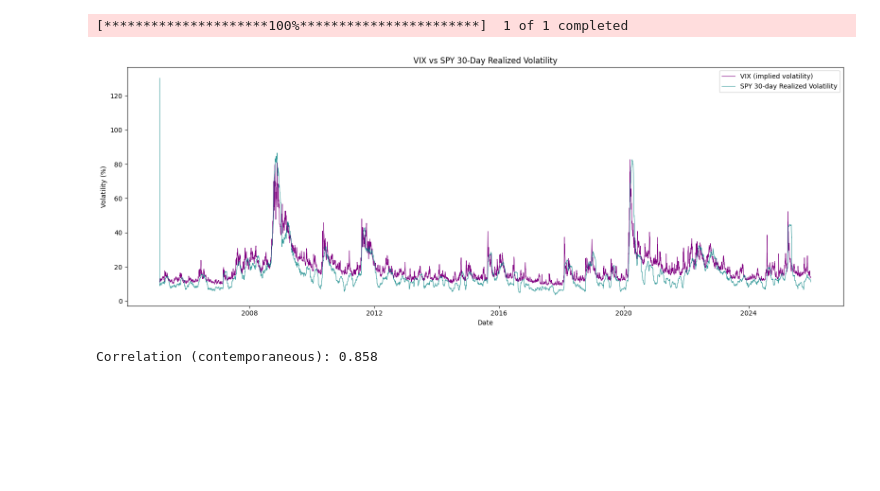
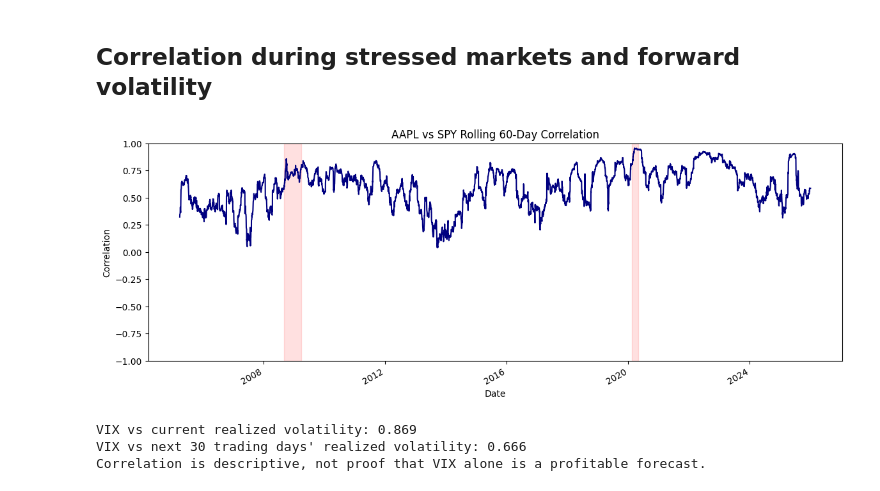
Before and after one commit to jarviscanada/jarvis_data_eng_YashMehrotra, a Jupyter notebook: ml_2/notebooks/01_eda.ipynb, the cells around one changed output. Saved outputs shown, nothing was run; the diff lists cells and outputs as text; code cells hidden in the pictures; blank space fills up the shorter version.

```diff
--- a/ml_2/notebooks/01_eda.ipynb
+++ b/ml_2/notebooks/01_eda.ipynb
@@ -266,37 +165,20 @@ plt.show()
-# %%
-import yfinance as yf
-import numpy as np
-import matplotlib.pyplot as plt
-
-# 1. Download VIX data
-vix_data = yf.download('^VIX', start=df['Date'].min(), end=df['Date'].max())
-vix_close = vix_data['Close']
-if isinstance(vix_close, pd.DataFrame):  # yfinance sometimes returns multi-index columns
-    vix_close = vix_close.iloc[:, 0]
-
-# 2. SPY 30-day realized volatility (annualized, in percentage terms to match VIX's scale)
-spy = df[df['Ticker'] == 'SPY'].set_index('Date')
-spy_realized_vol = spy['LogReturn'].rolling(30).std() * np.sqrt(252) * 100
-
-# 3. Align both series on shared dates
-aligned = pd.DataFrame({
-    'VIX': vix_close,
-    'SPY_Realized_Vol_30d': spy_realized_vol
-}).dropna()
-
-# 4. Plot
-fig, ax = plt.subplots(figsize=(16, 6))
-ax.plot(aligned.index, aligned['VIX'], label='VIX (implied volatility)', color='purple', linewidth=0.8)
-ax.plot(aligned.index, aligned['SPY_Realized_Vol_30d'], label='SPY 30-day Realized Volatility', color='teal', linewidth=0.8, alpha=0.8)
-ax.set_title('VIX vs SPY 30-Day Realized Volatility')
-ax.set_xlabel('Date')
-ax.set_ylabel('Volatility (%)')
-ax.legend()
-plt.tight_layout()
-plt.show()
-
-print(f"Correlation (contemporaneous): {aligned['VIX'].corr(aligned['SPY_Realized_Vol_30d']):.3f}")
-# %% [output]
-[*********************100%***********************]  1 of 1 completed
-[figure, removed]
-Correlation (contemporaneous): 0.858
+# %% [markdown]
+## Correlation during stressed markets and forward volatility
+# %%
+pair = df[df["Ticker"].isin(["AAPL", "SPY"])].pivot(index="Date", columns="Ticker", values="LogReturn")
+rolling_corr = pair["AAPL"].rolling(60).corr(pair["SPY"])
+ax = rolling_corr.plot(figsize=(14, 5), color="navy", title="AAPL vs SPY Rolling 60-Day Correlation")
+ax.axvspan(pd.Timestamp("2008-09-01"), pd.Timestamp("2009-03-31"), color="red", alpha=0.12)
+ax.axvspan(pd.Timestamp("2020-02-15"), pd.Timestamp("2020-04-30"), color="red", alpha=0.12)
+ax.set(xlabel="Date", ylabel="Correlation", ylim=(-1, 1))
+plt.show()
+
+volatility["future_30d_realized"] = realized.shift(-30)
+print(f"VIX vs current realized volatility: {volatility['VIX'].corr(volatility['SPY realized volatility']):.3f}")
+print(f"VIX vs next 30 trading days' realized volatility: {volatility['VIX'].corr(volatility['future_30d_realized']):.3f}")
+print("Correlation is descriptive, not proof that VIX alone is a profitable forecast.")
+# %% [output]
+[figure, added]
+VIX vs current realized volatility: 0.869
+VIX vs next 30 trading days' realized volatility: 0.666
+Correlation is descriptive, not proof that VIX alone is a profitable forecast.
```
Also changed, not shown: parts of 26 cells of this notebook, 11 other files.
